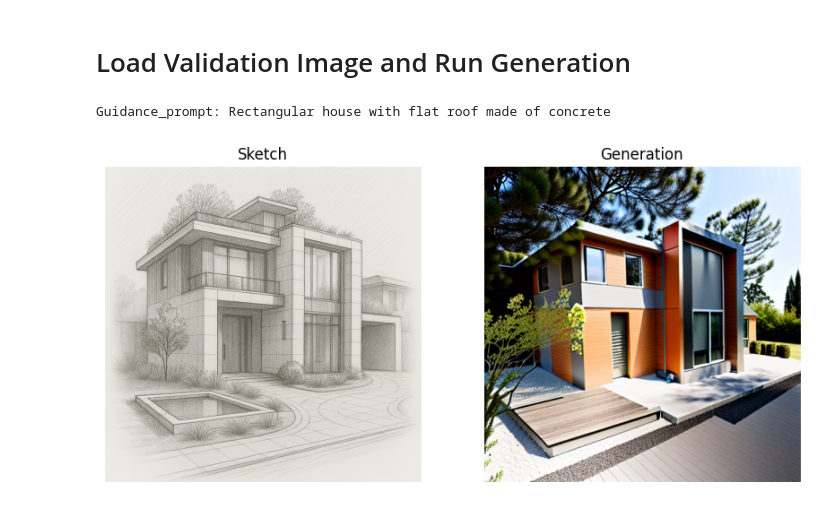
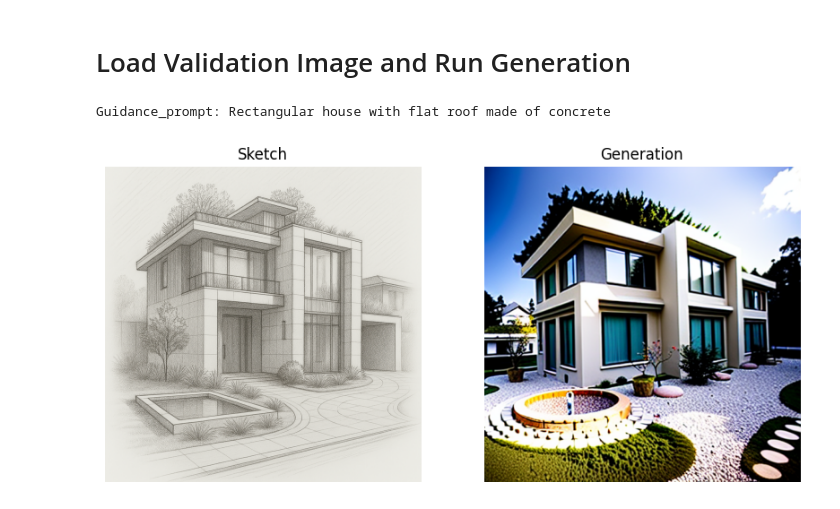
Before and after one commit to pilot-j/Sketch_2_Image, a Jupyter notebook: sketch-2-image-inference.ipynb, the cells around one changed output. Cells and saved outputs as stored; diff of their text form; code cells hidden in the pictures.

```diff
--- a/sketch-2-image-inference.ipynb
+++ b/sketch-2-image-inference.ipynb
@@ -262,7 +262,7 @@ controlnet.to(device, dtype=weight_dtype)
 
 
 ##Load Finetuned Model
-pretrained_weights_path = "/kaggle/input/lora-weights-full/lora_v1.pth"
+pretrained_weights_path = "/kaggle/input/lora-weights-full/lora_v2.pth"
 controlnet.load_state_dict(torch.load(pretrained_weights_path, map_location=device))
 # %% [output]
 <All keys matched successfully>
@@ -273,33 +273,33 @@ val_img = Image.open("/kaggle/input/val-image/whereness assignment sketch.png")
 # %%
 import warnings
 warnings.filterwarnings("ignore")
 
 prompt="Rectangular house with flat roof made of concrete"
 controlnet.eval()
 with torch.no_grad():
     generated_image = run_controlnet_inference(
         prompt=prompt,
         control_image=val_img,
         noise_scheduler=noise_scheduler,
         tokenizer=tokenizer,
         text_encoder=text_encoder,
         vae=vae,
         unet=unet,
-        num_inference_steps = 25,
+        num_inference_steps = 70,
         controlnet=controlnet,
         device=device,
         weight_dtype=weight_dtype,
         inject_lora=False
     )
 
 print(f'Guidance_prompt: {prompt}')
 show_images_side_by_side(
     [val_img, generated_image],
     titles=["Sketch", "Generation"]
 )
 # %% [output]
 Guidance_prompt: Rectangular house with flat roof made of concrete
-[figure, old version]
+[figure, new version]
 # %%
 
 
```
Also changed, not shown: parts of 1 cell of this notebook.
